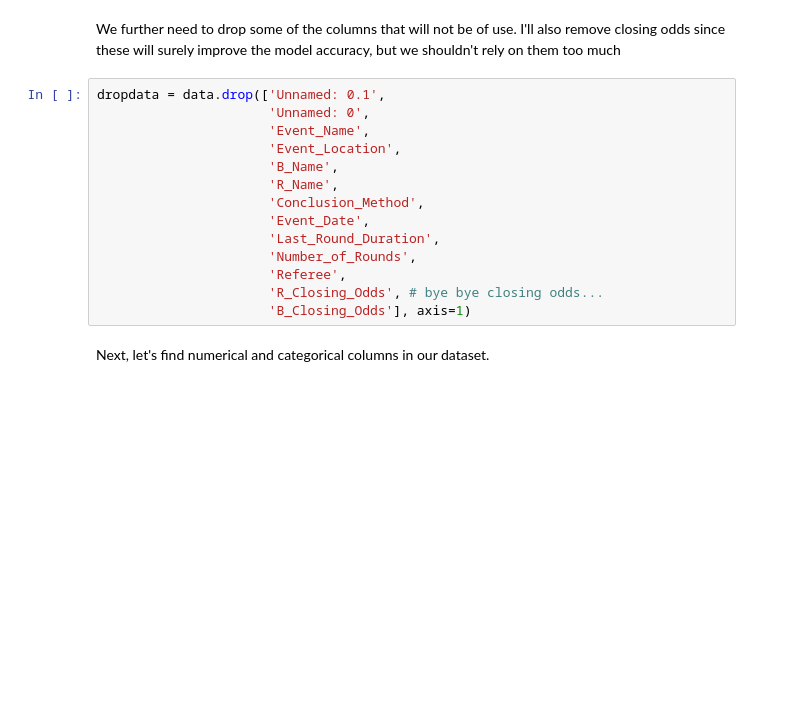
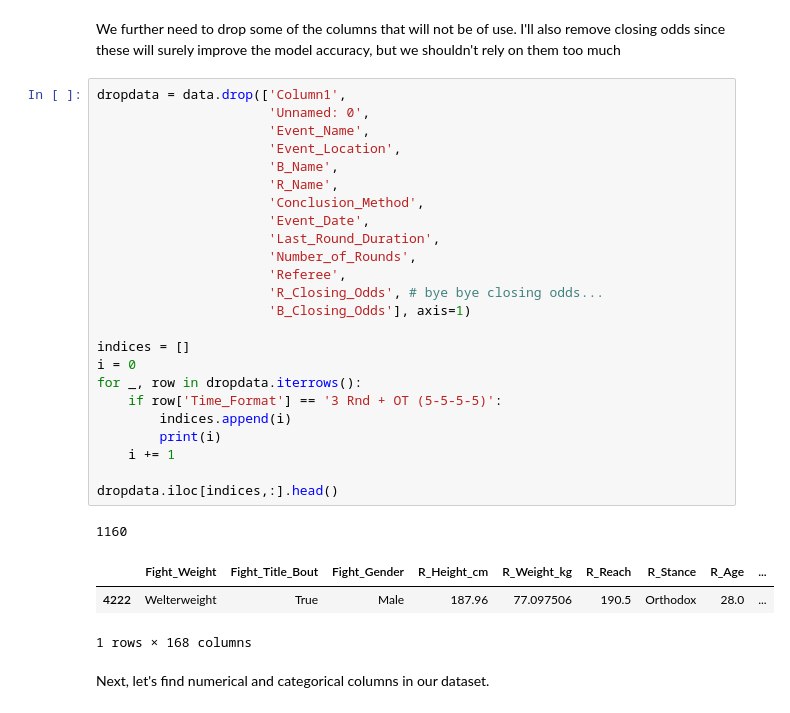
Before and after one commit to Gimilov/ufc-outcome-prediction, a Jupyter notebook: model testing.ipynb, the cells around one changed output. Drawn from its saved outputs; the diff is of its cells as text; blank space fills up the shorter version.

```diff
--- a/model testing.ipynb
+++ b/model testing.ipynb
@@ -159,19 +165,34 @@ It will be quite hard to beat, hence it explains the need to re-run the scraper
 # %% [markdown]
 We further need to drop some of the columns that will not be of use. I'll also remove closing odds since these will surely improve the model accuracy, but we shouldn't rely on them too much
 # %%
-dropdata = data.drop(['Unnamed: 0.1',
+dropdata = data.drop(['Column1',
                       'Unnamed: 0',
                       'Event_Name',
                       'Event_Location',
                       'B_Name',
                       'R_Name',
                       'Conclusion_Method',
                       'Event_Date',
                       'Last_Round_Duration',
                       'Number_of_Rounds',
                       'Referee',
                       'R_Closing_Odds', # bye bye closing odds...
                       'B_Closing_Odds'], axis=1)
+
+indices = []
+i = 0
+for _, row in dropdata.iterrows():
+    if row['Time_Format'] == '3 Rnd + OT (5-5-5-5)':
+        indices.append(i)
+        print(i)
+    i += 1
+
+dropdata.iloc[indices,:].head()
+# %% [output]
+1160
+|  | Fight_Weight | Fight_Title_Bout | Fight_Gender | R_Height_cm | R_Weight_kg | R_Reach | R_Stance | R_Age | ... |
+| 4222 | Welterweight | True | Male | 187.96 | 77.097506 | 190.5 | Orthodox | 28.0 | ... |
+1 rows × 168 columns
 # %% [markdown]
 Next, let's find numerical and categorical columns in our dataset.
 # %%
```
Also changed, not shown: parts of 8 cells of this notebook, 2 other files.
